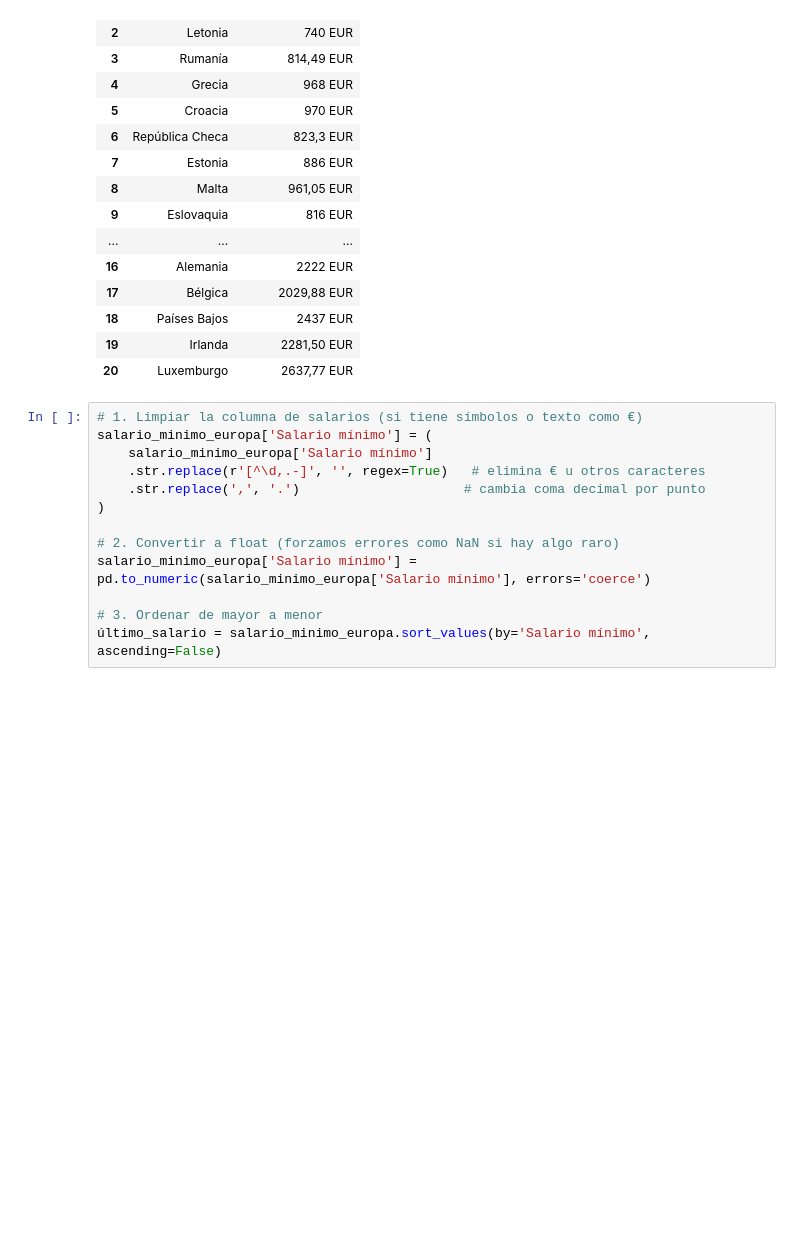
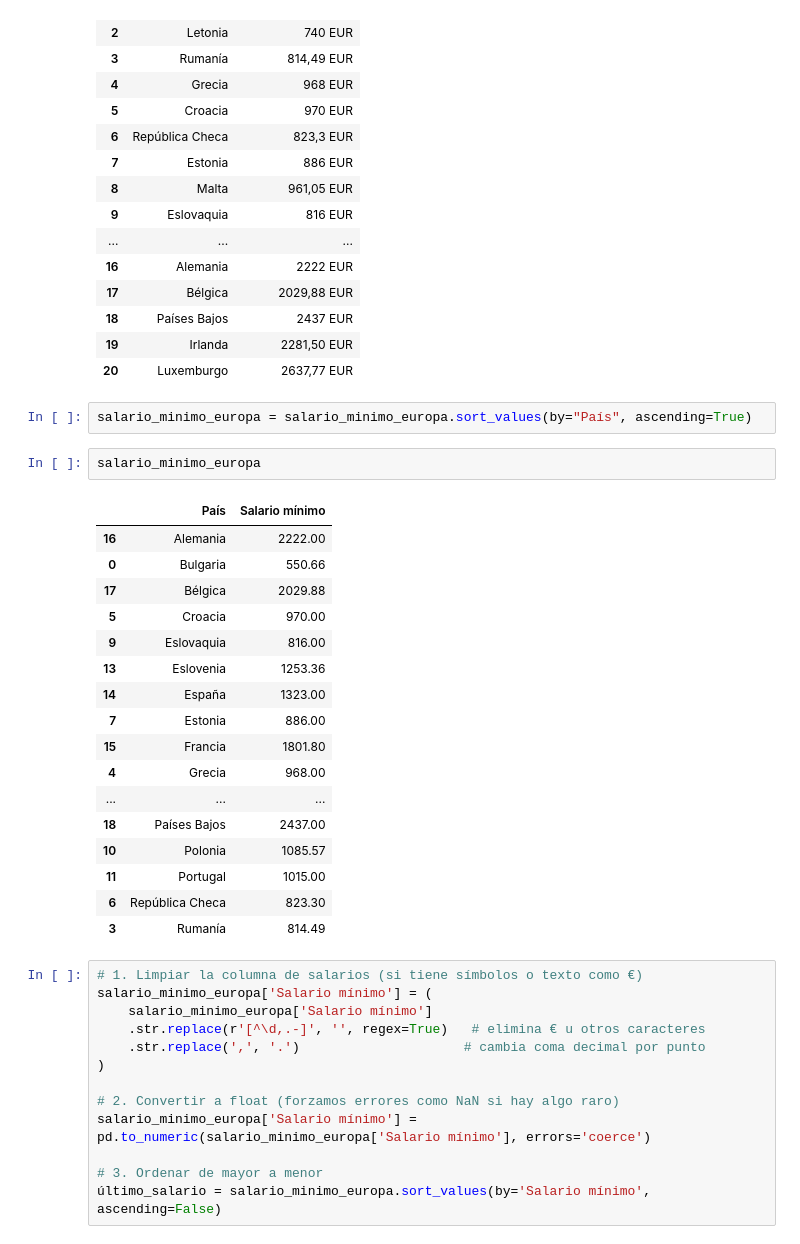
Before and after one commit to Noelia0708/Creacion-Parque-Atracciones, a Jupyter notebook: Proyecto_Parque_Atracciones.ipynb, the cells around one changed output. Drawn from its saved outputs; the diff is of its cells as text; blank space fills up the shorter version.

```diff
--- a/Proyecto_Parque_Atracciones.ipynb
+++ b/Proyecto_Parque_Atracciones.ipynb
@@ -358,6 +358,28 @@ salario_minimo_europa
 | 18 | Países Bajos | 2437 EUR |
 | 19 | Irlanda | 2281,50 EUR |
 | 20 | Luxemburgo | 2637,77 EUR |
+# %%
+salario_minimo_europa = salario_minimo_europa.sort_values(by="País", ascending=True)
+# %%
+salario_minimo_europa
+# %% [output]
+|  | País | Salario mínimo |
+| 16 | Alemania | 2222.00 |
+| 0 | Bulgaria | 550.66 |
+| 17 | Bélgica | 2029.88 |
+| 5 | Croacia | 970.00 |
+| 9 | Eslovaquia | 816.00 |
+| 13 | Eslovenia | 1253.36 |
+| 14 | España | 1323.00 |
+| 7 | Estonia | 886.00 |
+| 15 | Francia | 1801.80 |
+| 4 | Grecia | 968.00 |
+| ... | ... | ... |
+| 18 | Países Bajos | 2437.00 |
+| 10 | Polonia | 1085.57 |
+| 11 | Portugal | 1015.00 |
+| 6 | República Checa | 823.30 |
+| 3 | Rumanía | 814.49 |
 # %%
 # 1. Limpiar la columna de salarios (si tiene símbolos o texto como €)
 salario_minimo_europa['Salario mínimo'] = (
```
Also changed, not shown: parts of 11 cells of this notebook, 1 other file.
